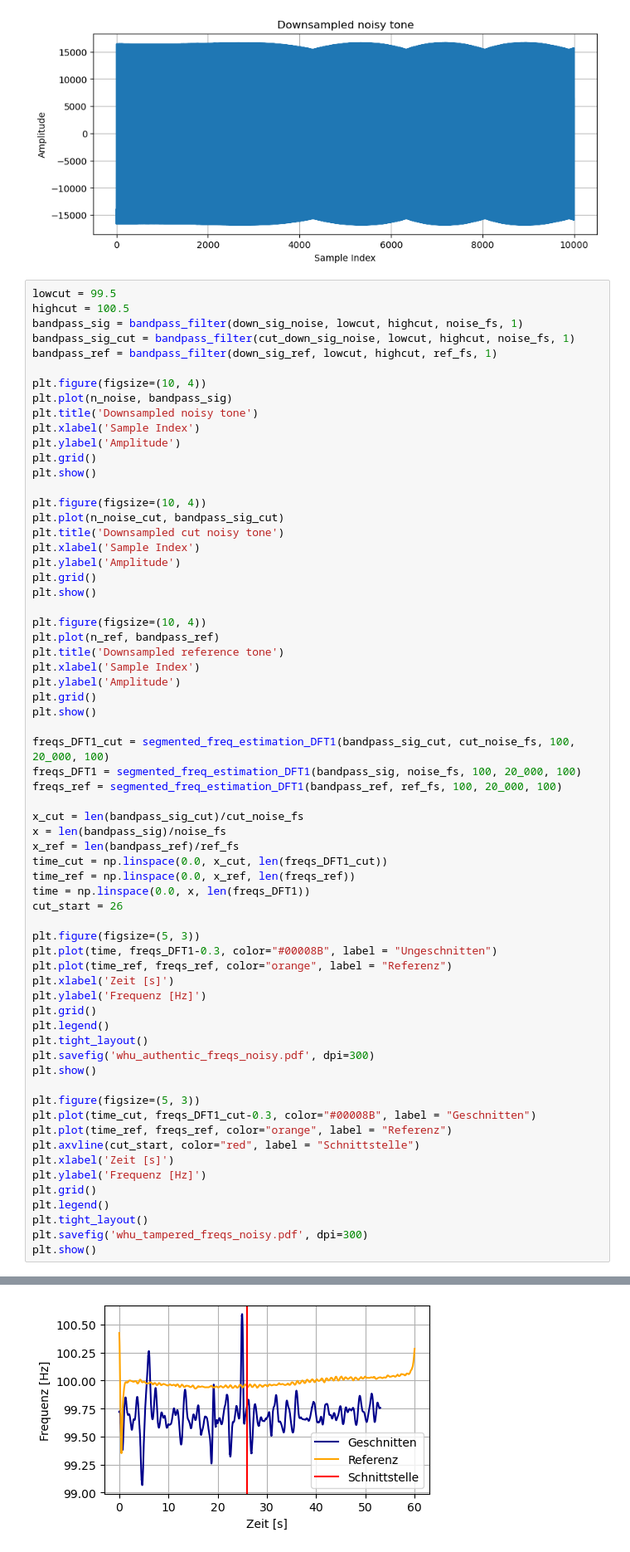
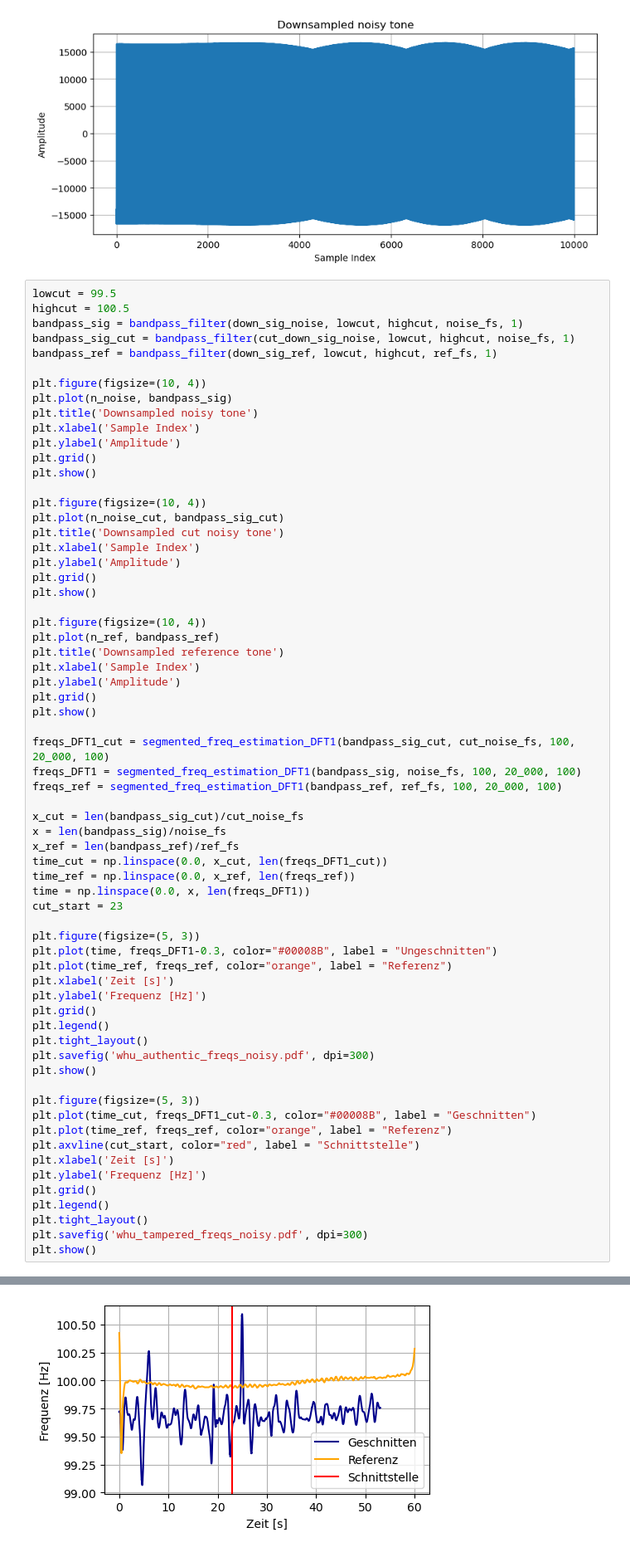
Before and after one commit to Licates/ENFify, a Jupyter notebook: notebooks/ls/0.03_ls_enf-enhancement.ipynb, the cells around one changed output, grey strips where cells are left out. Shown at 83% size. Saved outputs shown, nothing was run; the diff lists cells and outputs as text.

```diff
--- a/notebooks/ls/0.03_ls_enf-enhancement.ipynb
+++ b/notebooks/ls/0.03_ls_enf-enhancement.ipynb
@@ -286,36 +286,36 @@ x_ref = len(bandpass_ref)/ref_fs
 time_cut = np.linspace(0.0, x_cut, len(freqs_DFT1_cut))
 time_ref = np.linspace(0.0, x_ref, len(freqs_ref))
 time = np.linspace(0.0, x, len(freqs_DFT1))
-cut_start = 26
+cut_start = 23
 
 plt.figure(figsize=(5, 3))
 plt.plot(time, freqs_DFT1-0.3, color="#00008B", label = "Ungeschnitten")
 plt.plot(time_ref, freqs_ref, color="orange", label = "Referenz")
 plt.xlabel('Zeit [s]')
 plt.ylabel('Frequenz [Hz]')
 plt.grid()
 plt.legend()
 plt.tight_layout()
 plt.savefig('whu_authentic_freqs_noisy.pdf', dpi=300)
 plt.show()
 
 plt.figure(figsize=(5, 3))
 plt.plot(time_cut, freqs_DFT1_cut-0.3, color="#00008B", label = "Geschnitten")
 plt.plot(time_ref, freqs_ref, color="orange", label = "Referenz")
 plt.axvline(cut_start, color="red", label = "Schnittstelle")
 plt.xlabel('Zeit [s]')
 plt.ylabel('Frequenz [Hz]')
 plt.grid()
 plt.legend()
 plt.tight_layout()
 plt.savefig('whu_tampered_freqs_noisy.pdf', dpi=300)
 plt.show()
 # %% [output]
 [figure]
 [figure]
 [figure]
 [figure]
-[figure, old version]
+[figure, new version]
 # %%
 for i in tqdm(range(1)):
     alpha =  5000            # Balancing parameter of the data-fidelity constraint
```
Also changed, not shown: parts of 2 cells of this notebook.
